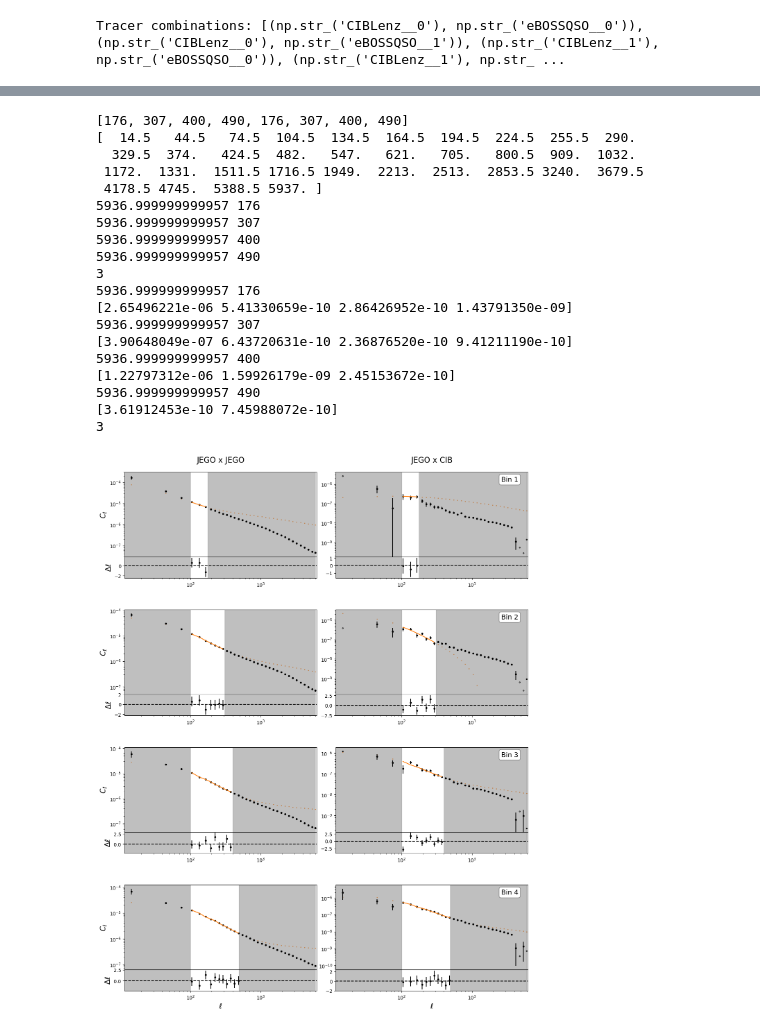
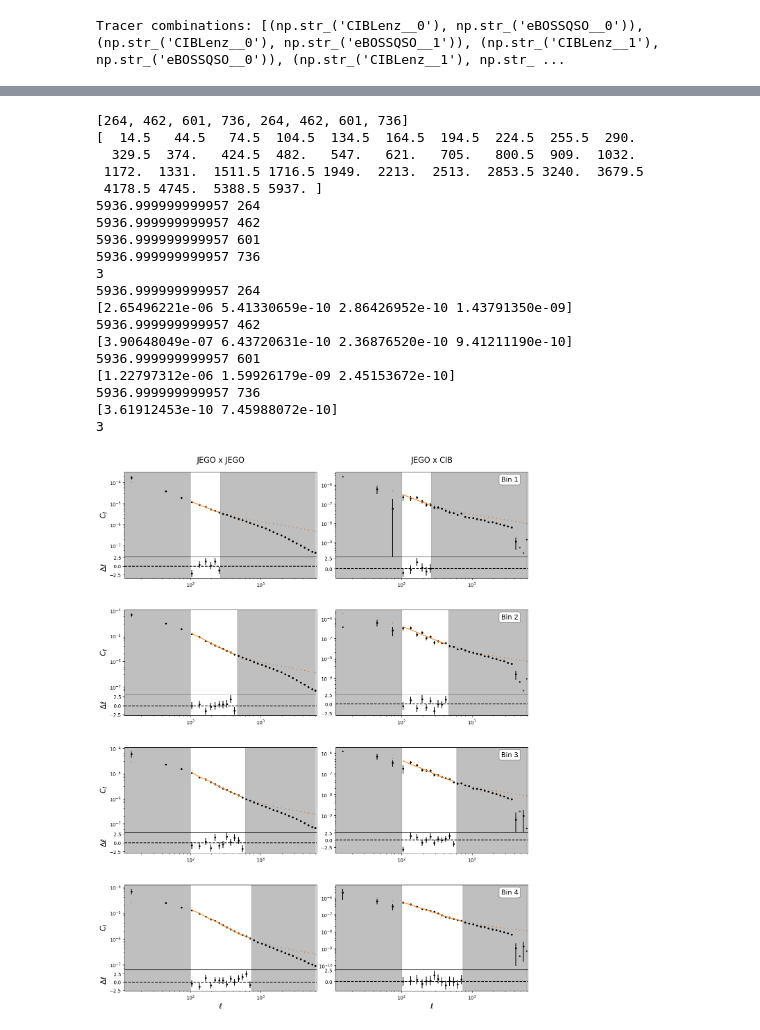
Before and after one commit to NattyDuzza/APEX, a Jupyter notebook: Examples/Example-Model-Fitting.ipynb, the cells around one changed output, grey strips where cells are left out. Drawn from its saved outputs; the diff is of its cells as text; code cells hidden in the pictures.

```diff
--- a/Examples/Example-Model-Fitting.ipynb
+++ b/Examples/Example-Model-Fitting.ipynb
@@ -97,5 +84,6 @@ mmodel = ap.MaleubreModel(
     sacc_workspace=s,
     cosmology=cosmo,
     logged_N=True,
-    k_max = 0.2
+    k_max = 0.3,
+    beam_window=False
 )
@@ -205,54 +205,53 @@ cut_pos = [mmodel.get_ell_max(tc) for tc in tracer_combos]
 print(cut_pos)
 
 modelled = mmodel.get_modelled_data(
-    b_gs=np.array([1.004507, 1.341324, 1.283832, 1.7074]),
-    N_ggs=np.array([-7.02677, -8.528276, -6.720165, -6.522797]),
-    A_ggs=np.array([22.722313, 23.746717, 14.902293, 16.732473]),
-    N_gnus=np.array([-14.749662, -11.21555, -13.669225, -12.529115]),
-    A_gnus=np.array([0.577466, -0.058384, 0.787226, 1.023365]),
-    bpsfrs=np.array([0.000116, 0.036482, 0.040232, 0.055912]),
+    b_gs=np.array([1.157349, 1.356426, 1.304828, 1.727223]),
+    N_ggs=np.array([-8.473147, -11.998453, -9.281538, -7.900928]),
+    A_ggs=np.array([13.173976, 22.081414, 19.512082, 33.346164]),
+    N_gnus=np.array([-8.979291, -9.101785, -14.458596, -15.0]),
+    A_gnus=np.array([0.133122, 0.269631, 0.603964, 1.151559]),
+    bpsfrs=np.array([0.018323, 0.030363, 0.043235, 0.052998]),
     full_ells=True,
-    beam_window=False
 )
 
 measured_data = s.get_c_ells(tracer_combos)
 
 errors = s.get_errors(tracer_combos)
 
 print(measured_data[0][0])
 
 plotter = ap.Plots(s)
 
 plotter.create_grid_plot(
     subplot_titles=['JEGO x JEGO', 'JEGO x CIB'],
     subplot_tracer_combos=tracer_combos,
     measured_data=measured_data,
     measured_data_err=errors,
     modelled_data=modelled,
     cut_positions=[None, None],
     residuals=True,
     full_ells=True,
     variable_cuts=True,
     cut_pos = cut_pos
 )
 # %% [output]
-[176, 307, 400, 490, 176, 307, 400, 490]
+[264, 462, 601, 736, 264, 462, 601, 736]
 [  14.5   44.5   74.5  104.5  134.5  164.5  194.5  224.5  255.5  290.
   329.5  374.   424.5  482.   547.   621.   705.   800.5  909.  1032.
  1172.  1331.  1511.5 1716.5 1949.  2213.  2513.  2853.5 3240.  3679.5
  4178.5 4745.  5388.5 5937. ]
-5936.999999999957 176
-5936.999999999957 307
-5936.999999999957 400
-5936.999999999957 490
+5936.999999999957 264
+5936.999999999957 462
+5936.999999999957 601
+5936.999999999957 736
 3
-5936.999999999957 176
+5936.999999999957 264
 [2.65496221e-06 5.41330659e-10 2.86426952e-10 1.43791350e-09]
-5936.999999999957 307
+5936.999999999957 462
 [3.90648049e-07 6.43720631e-10 2.36876520e-10 9.41211190e-10]
-5936.999999999957 400
+5936.999999999957 601
 [1.22797312e-06 1.59926179e-09 2.45153672e-10]
-5936.999999999957 490
+5936.999999999957 736
 [3.61912453e-10 7.45988072e-10]
 3
-[figure, old version]
+[figure, new version]
```
Also changed, not shown: parts of 12 cells of this notebook, 2 other files.
